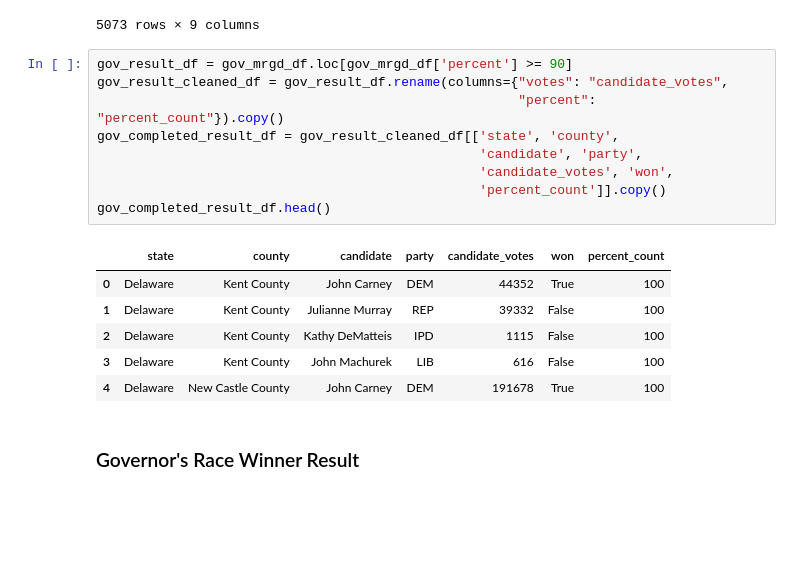
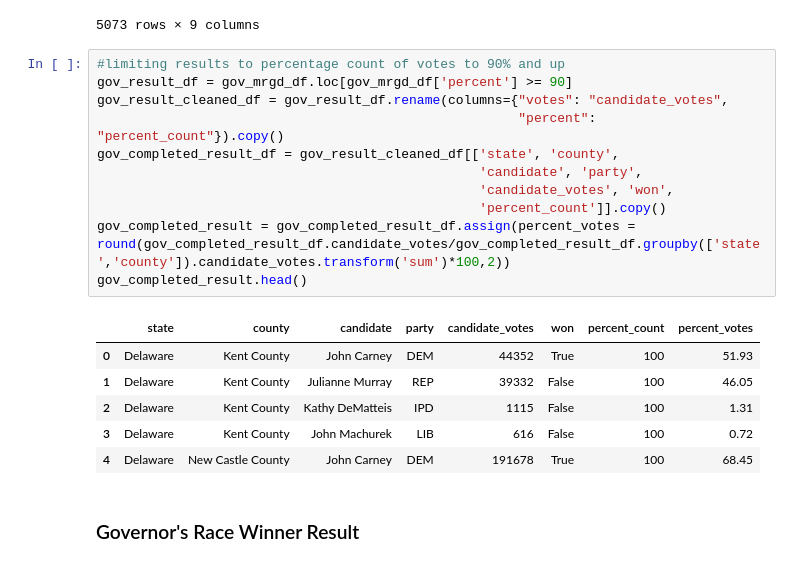
Before and after one commit to LeeProut/ETL-project, a Jupyter notebook: election2020_governor.ipynb, the cells around one changed output. Saved outputs shown, nothing was run; the diff lists cells and outputs as text; blank space fills up the shorter version.

```diff
--- a/election2020_governor.ipynb
+++ b/election2020_governor.ipynb
@@ -156,21 +151,23 @@ gov_mrgd_df
 | 5072 | West Virginia | Wyoming County | 8320 | 8614 | 95 | Danny Lutz | MNP | 53 | False |
 5073 rows × 9 columns
 # %%
+#limiting results to percentage count of votes to 90% and up
 gov_result_df = gov_mrgd_df.loc[gov_mrgd_df['percent'] >= 90]
 gov_result_cleaned_df = gov_result_df.rename(columns={"votes": "candidate_votes",
                                                       "percent": "percent_count"}).copy()
 gov_completed_result_df = gov_result_cleaned_df[['state', 'county',
                                                  'candidate', 'party',
                                                  'candidate_votes', 'won',
                                                  'percent_count']].copy()
-gov_completed_result_df.head()
+gov_completed_result = gov_completed_result_df.assign(percent_votes = round(gov_completed_result_df.candidate_votes/gov_completed_result_df.groupby(['state','county']).candidate_votes.transform('sum')*100,2))
+gov_completed_result.head()
 # %% [output]
-|  | state | county | candidate | party | candidate_votes | won | percent_count |
-| 0 | Delaware | Kent County | John Carney | DEM | 44352 | True | 100 |
-| 1 | Delaware | Kent County | Julianne Murray | REP | 39332 | False | 100 |
-| 2 | Delaware | Kent County | Kathy DeMatteis | IPD | 1115 | False | 100 |
-| 3 | Delaware | Kent County | John Machurek | LIB | 616 | False | 100 |
-| 4 | Delaware | New Castle County | John Carney | DEM | 191678 | True | 100 |
+|  | state | county | candidate | party | candidate_votes | won | percent_count | percent_votes |
+| 0 | Delaware | Kent County | John Carney | DEM | 44352 | True | 100 | 51.93 |
+| 1 | Delaware | Kent County | Julianne Murray | REP | 39332 | False | 100 | 46.05 |
+| 2 | Delaware | Kent County | Kathy DeMatteis | IPD | 1115 | False | 100 | 1.31 |
+| 3 | Delaware | Kent County | John Machurek | LIB | 616 | False | 100 | 0.72 |
+| 4 | Delaware | New Castle County | John Carney | DEM | 191678 | True | 100 | 68.45 |
 # %% [markdown]
 ### Governor's Race Winner Result
 # %% [markdown]
```
Also changed, not shown: parts of 12 cells of this notebook, 1 other file.
